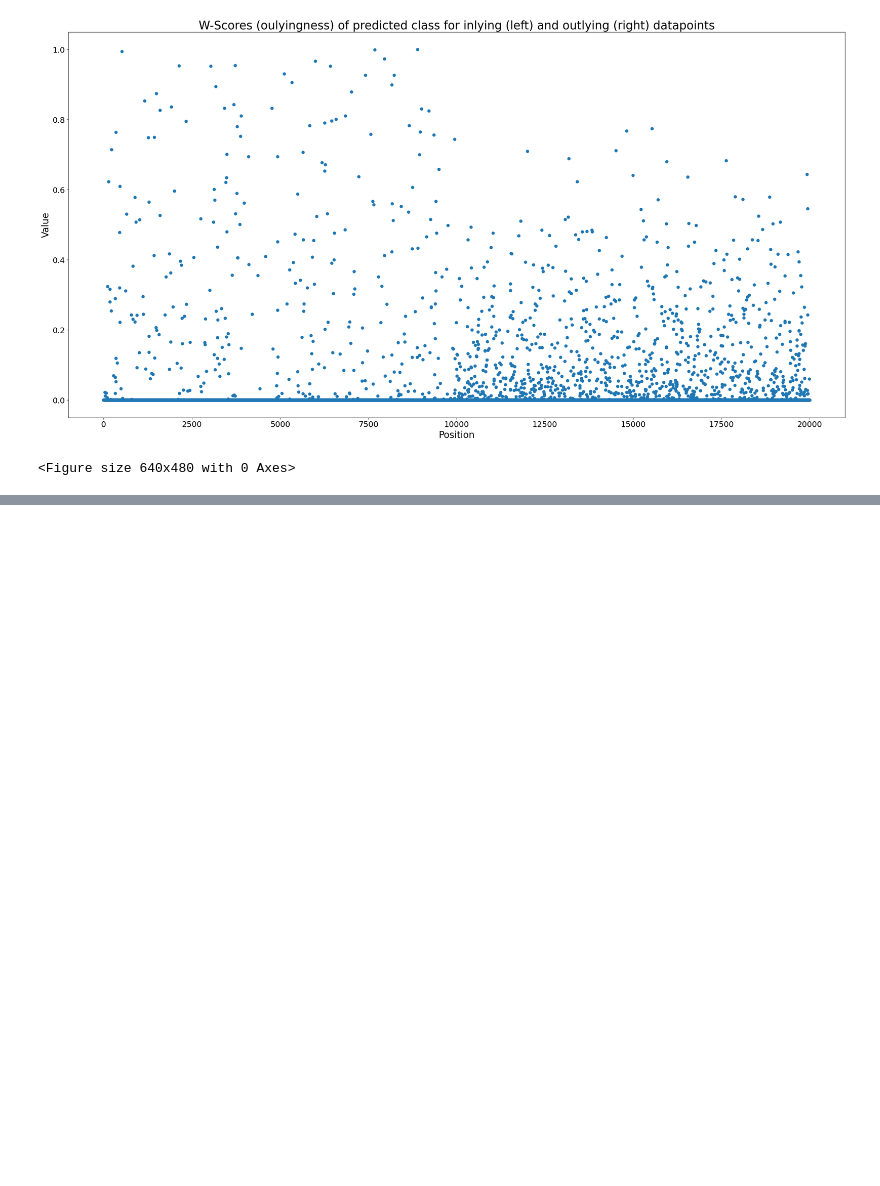
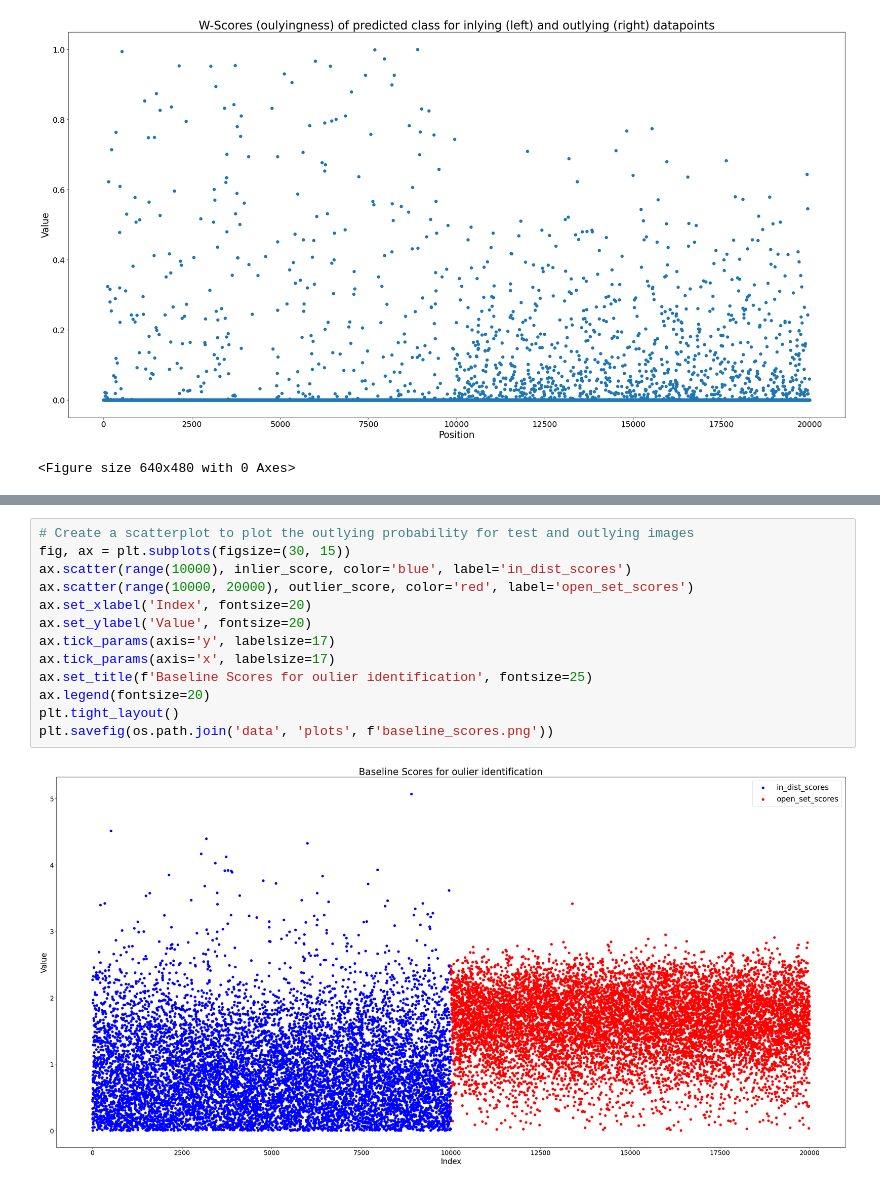
Before and after one commit to grobruegge/crosr_bda, a Jupyter notebook: visualizations.ipynb, the cells around one changed output, grey strips where cells are left out. Saved outputs shown, nothing was run; the diff lists cells and outputs as text; blank space fills up the shorter version.

```diff
--- a/visualizations.ipynb
+++ b/visualizations.ipynb
@@ -180,0 +212,15 @@ plt.tight_layout()
+# %%
+# Create a scatterplot to plot the outlying probability for test and outlying images
+fig, ax = plt.subplots(figsize=(30, 15))
+ax.scatter(range(10000), inlier_score, color='blue', label='in_dist_scores')
+ax.scatter(range(10000, 20000), outlier_score, color='red', label='open_set_scores')
+ax.set_xlabel('Index', fontsize=20)
+ax.set_ylabel('Value', fontsize=20)
+ax.tick_params(axis='y', labelsize=17)
+ax.tick_params(axis='x', labelsize=17)
+ax.set_title(f'Baseline Scores for oulier identification', fontsize=25)
+ax.legend(fontsize=20)
+plt.tight_layout()
+plt.savefig(os.path.join('data', 'plots', f'baseline_scores.png'))
+# %% [output]
+[figure, added]
```
Also changed, not shown: parts of 10 cells of this notebook, 3 other files.
